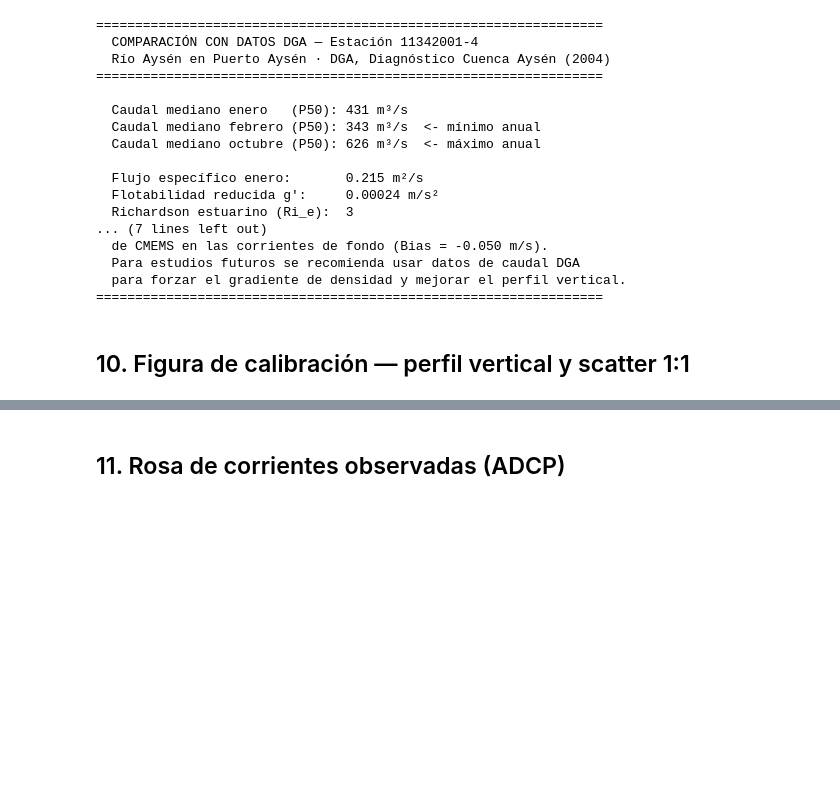
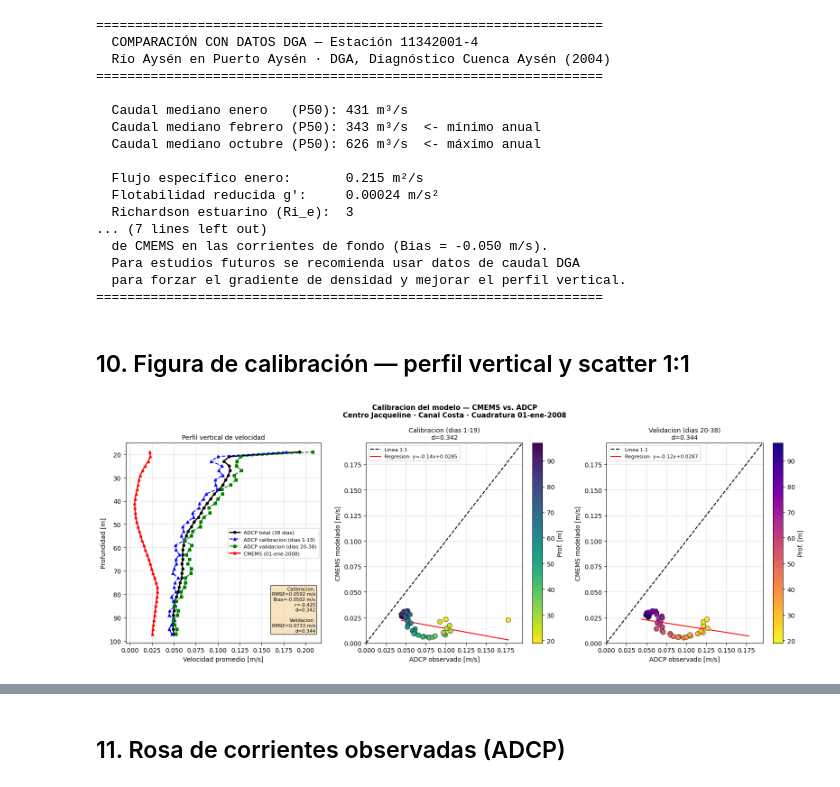
Before and after one commit to Matimcs/opendrift-jacqueline, a Jupyter notebook: OpenDrift_final.ipynb, the cells around one changed output, grey strips where cells are left out. Drawn from its saved outputs; the diff is of its cells as text; code cells hidden in the pictures; blank space fills up the shorter version.

Commit message:
Restaurar informe previo (calibracion m/s, version DMA sin rosa)

```diff
--- a/OpenDrift_final.ipynb
+++ b/OpenDrift_final.ipynb
@@ -1198,0 +1066,82 @@ print('Guardado: fig_calibracion.png')
+# %%
+fig, axes = plt.subplots(1, 3, figsize=(16, 6))
+fig.suptitle(
+    'Calibracion del modelo — CMEMS vs. ADCP\n'
+    'Centro Jacqueline · Canal Costa · Cuadratura 01-ene-2008',
+    fontsize=11, fontweight='bold'
+)
+
+# ── Panel 1: perfil vertical ─────────────────────────────────────────────────
+ax1 = axes[0]
+ax1.plot(vel_obs_total, profundidad_obs, 'ko-', lw=2, ms=4,
+         label='ADCP total (38 dias)')
+ax1.plot(vel_obs_cal, profundidad_obs, 'b^--', lw=1.5, ms=4,
+         label='ADCP calibracion (dias 1-19)')
+ax1.plot(vel_obs_val, profundidad_obs, 'gs--', lw=1.5, ms=4,
+         label='ADCP validacion (dias 20-38)')
+ax1.plot(vel_mod_cal, profundidad_obs, 'r^-', lw=2, ms=5,
+         label='CMEMS (01-ene-2008)')
+ax1.invert_yaxis()
+ax1.set_xlabel('Velocidad promedio [m/s]', fontsize=10)
+ax1.set_ylabel('Profundidad [m]', fontsize=10)
+ax1.set_title('Perfil vertical de velocidad', fontsize=10)
+ax1.legend(fontsize=8)
+ax1.grid(alpha=0.4)
+txt = (f'Calibracion:\n'
+       f'RMSE={ind_cal["rmse"]:.4f} m/s\n'
+       f'Bias={ind_cal["bias"]:+.4f} m/s\n'
+       f'r={ind_cal["r"]:.3f}\n'
+       f'd={ind_cal["d"]:.3f}\n\n'
+       f'Validacion:\n'
+       f'RMSE={ind_val["rmse"]:.4f} m/s\n'
+       f'd={ind_val["d"]:.3f}')
+ax1.text(0.97, 0.05, txt, transform=ax1.transAxes, fontsize=7.5,
+         va='bottom', ha='right',
+         bbox=dict(boxstyle='round', facecolor='wheat', alpha=0.8))
+
+# ── Panel 2: scatter calibración ─────────────────────────────────────────────
+ax2 = axes[1]
+mask_c = ~(np.isnan(vel_obs_cal) | np.isnan(vel_mod_cal))
+ax2.scatter(vel_obs_cal[mask_c], vel_mod_cal[mask_c],
+            c=profundidad_obs[mask_c], cmap='viridis_r', s=60,
+            edgecolors='black', lw=0.5, zorder=3)
+lim = max(vel_obs_cal.max(), vel_mod_cal.max()) * 1.1
+ax2.plot([0, lim], [0, lim], 'k--', lw=1.5, label='Linea 1:1')
+z_r = np.polyfit(vel_obs_cal[mask_c], vel_mod_cal[mask_c], 1)
+x_f = np.linspace(vel_obs_cal[mask_c].min(), vel_obs_cal[mask_c].max(), 100)
+ax2.plot(x_f, np.polyval(z_r, x_f), 'r-', lw=1.5,
+         label=f'Regresion: y={z_r[0]:.2f}x{z_r[1]:+.4f}')
+ax2.set_xlim(0, lim); ax2.set_ylim(0, lim)
+ax2.set_xlabel('ADCP observado [m/s]', fontsize=10)
+ax2.set_ylabel('CMEMS modelado [m/s]', fontsize=10)
+ax2.set_title(f'Calibracion (dias 1-19)\nd={ind_cal["d"]:.3f}', fontsize=10)
+ax2.legend(fontsize=8); ax2.grid(alpha=0.4)
+sm = plt.cm.ScalarMappable(cmap='viridis_r',
+     norm=plt.Normalize(profundidad_obs.min(), profundidad_obs.max()))
+plt.colorbar(sm, ax=ax2, label='Prof. [m]')
+
+# ── Panel 3: scatter validación ───────────────────────────────────────────────
+ax3 = axes[2]
+mask_v2 = ~(np.isnan(vel_obs_val) | np.isnan(vel_mod_val))
+ax3.scatter(vel_obs_val[mask_v2], vel_mod_val[mask_v2],
+            c=profundidad_obs[mask_v2], cmap='plasma_r', s=60,
+            edgecolors='black', lw=0.5, zorder=3)
+ax3.plot([0, lim], [0, lim], 'k--', lw=1.5, label='Linea 1:1')
+z_r2 = np.polyfit(vel_obs_val[mask_v2], vel_mod_val[mask_v2], 1)
+ax3.plot(x_f, np.polyval(z_r2, x_f), 'r-', lw=1.5,
+         label=f'Regresion: y={z_r2[0]:.2f}x{z_r2[1]:+.4f}')
+ax3.set_xlim(0, lim); ax3.set_ylim(0, lim)
+ax3.set_xlabel('ADCP observado [m/s]', fontsize=10)
+ax3.set_ylabel('CMEMS modelado [m/s]', fontsize=10)
+ax3.set_title(f'Validacion (dias 20-38)\nd={ind_val["d"]:.3f}', fontsize=10)
+ax3.legend(fontsize=8); ax3.grid(alpha=0.4)
+sm2 = plt.cm.ScalarMappable(cmap='plasma_r',
+      norm=plt.Normalize(profundidad_obs.min(), profundidad_obs.max()))
+plt.colorbar(sm2, ax=ax3, label='Prof. [m]')
+
+plt.tight_layout()
+plt.savefig(CARPETA + 'fig_calibracion.png', dpi=150, bbox_inches='tight')
+plt.show()
+print('Guardado: fig_calibracion.png')
+# %% [output]
+[figure, added]
```
Also changed, not shown: parts of 4 cells of this notebook.
